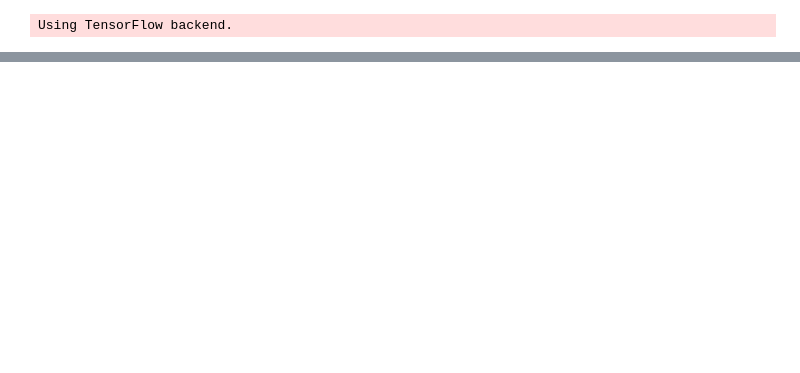
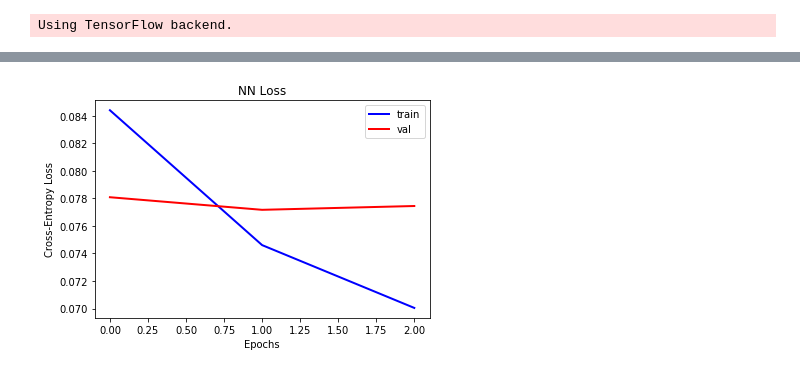
Before and after one commit to sjaddya/Toxic-Comment-Analysis, a Jupyter notebook: Cleaned Neural Network.ipynb, the cells around one changed output, grey strips where cells are left out. Saved outputs shown, nothing was run; the diff lists cells and outputs as text; code cells hidden in the pictures; blank space fills up the shorter version.

```diff
--- a/Cleaned Neural Network.ipynb
+++ b/Cleaned Neural Network.ipynb
@@ -128,9 +128,9 @@ def tokenize(s):
     return re_tok.sub(r'\1', s).split()
 
 vec = TfidfVectorizer(stop_words={'english'}, min_df=3,
-                      max_df=0.9, max_features=50000,
+                      max_df=0.9, max_features=500,
                       strip_accents='unicode', use_idf=1,
-                      smooth_idf=1, sublinear_tf=1 )
+                      smooth_idf=1, sublinear_tf=1,)
 # %%
 vec.fit(X['clean_cmnts'])
 trn_vec = vec.transform(X_train['clean_cmnts'])
@@ -147,7 +147,7 @@ num_filters = 64
 embed_dim = 300
 # %%
 model = Sequential()
-model.add(Dense(1000, input_dim = 50000, activation='relu'))
+model.add(Dense(1000, input_dim = 500, activation='relu'))
 model.add(Dropout(0.3))
 model.add(Dense(250, activation='relu'))
 model.add(Dropout(0.5))
@@ -176,7 +178,7 @@ Non-trainable params: 0
 _________________________________________________________________
 # %%
 #define callbacks
-early_stopping = EarlyStopping(monitor='val_loss', min_delta=0.01, patience=4, verbose=1)
+early_stopping = EarlyStopping(monitor='val_loss')
 callbacks_list = [early_stopping]
 # %%
 hist = model.fit(trn_vec, y_train, batch_size=batch_size, epochs=num_epochs,
@@ -190,12 +197,15 @@ Epoch 1/8
 # %%
 plt.figure()
 plt.plot(hist.history['loss'], lw=2.0, color='b', label='train')
 plt.plot(hist.history['val_loss'], lw=2.0, color='r', label='val')
-plt.title('CNN sentiment')
+plt.title('NN Loss')
 plt.xlabel('Epochs')
 plt.ylabel('Cross-Entropy Loss')
 plt.legend(loc='upper right')
+plt.savefig('NN_Loss.png', bbox_inches='tight')
 plt.show()
+# %% [output]
+[figure, added]
 # %%
 plt.figure()
 plt.plot(hist.history['acc'], lw=2.0, color='b', label='train')
```
Also changed, not shown: parts of 8 cells of this notebook, 9 other files.
